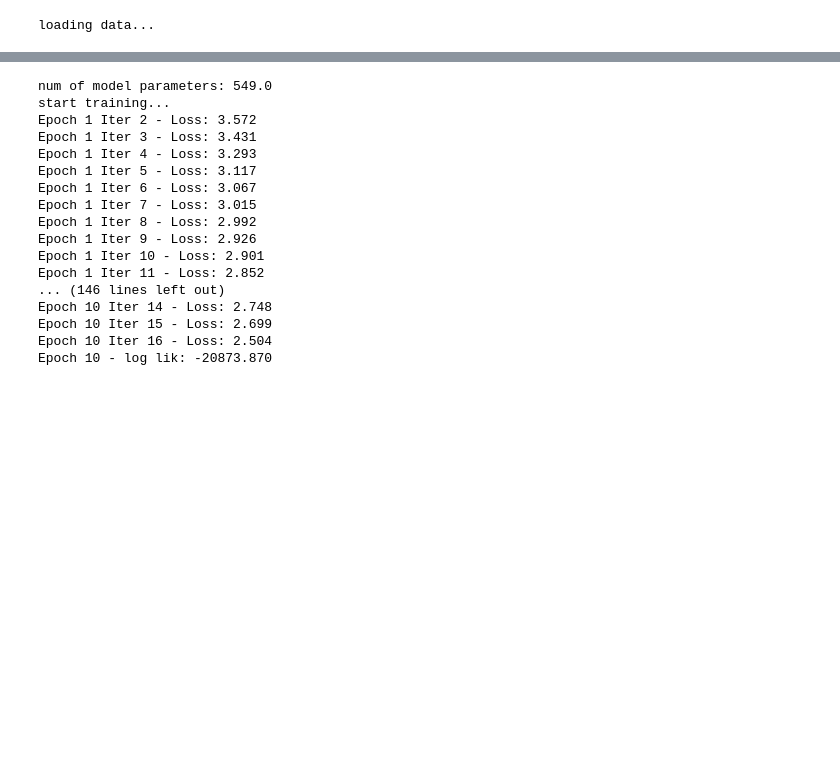
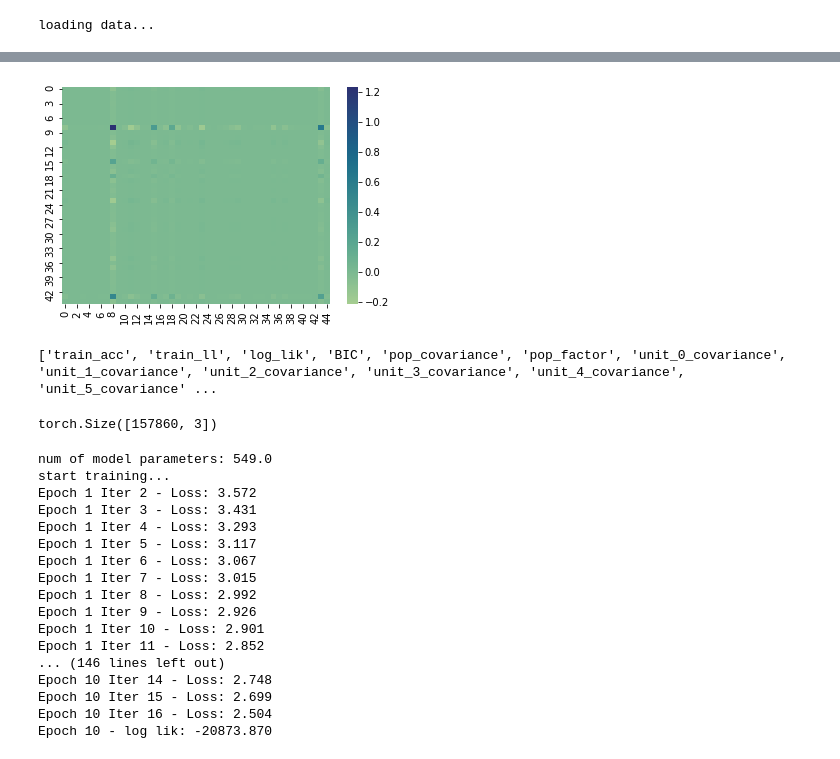
Before and after one commit to yahoochen97/GP-Idiographic-Measurement, a Jupyter notebook: GP_ESM.ipynb, the cells around one changed output, grey strips where cells are left out. Drawn from its saved outputs; the diff is of its cells as text; code cells hidden in the pictures; blank space fills up the shorter version.

```diff
--- a/GP_ESM.ipynb
+++ b/GP_ESM.ipynb
@@ -72,3 +107,26 @@ loading data...
+# %%
+import seaborn as sns
+import matplotlib.pyplot as plt
+%matplotlib inline
+plt.close()
+plt.figure()
+tmp = U.matmul(S).reshape((-1,1)) @ V.T
+sns.heatmap(tmp.detach().numpy(), cmap="crest")
+plt.show()
+# %% [output]
+[figure, added]
+# %%
+pop_prior = np.load("./results/GP_ESM/both_f1_Feb.npz")
+print(pop_prior.files)
+# %% [output]
+['train_acc', 'train_ll', 'log_lik', 'BIC', 'pop_covariance', 'pop_factor', 'unit_0_covariance', 'unit_1_covariance', 'unit_2_covariance', 'unit_3_covariance', 'unit_4_covariance', 'unit_5_covariance' ...
+# %%
+idx = 4
+test_mask = (idx*9<=train_x[:,1])
+test_mask = test_mask & (train_x[:,1]<(idx*9+9))
+print(train_x[~test_mask].shape)
+# %% [output]
+torch.Size([157860, 3])
 # %%
 C = 5
 Q = 5
```
Also changed, not shown: parts of 4 cells of this notebook, 7 other files.
